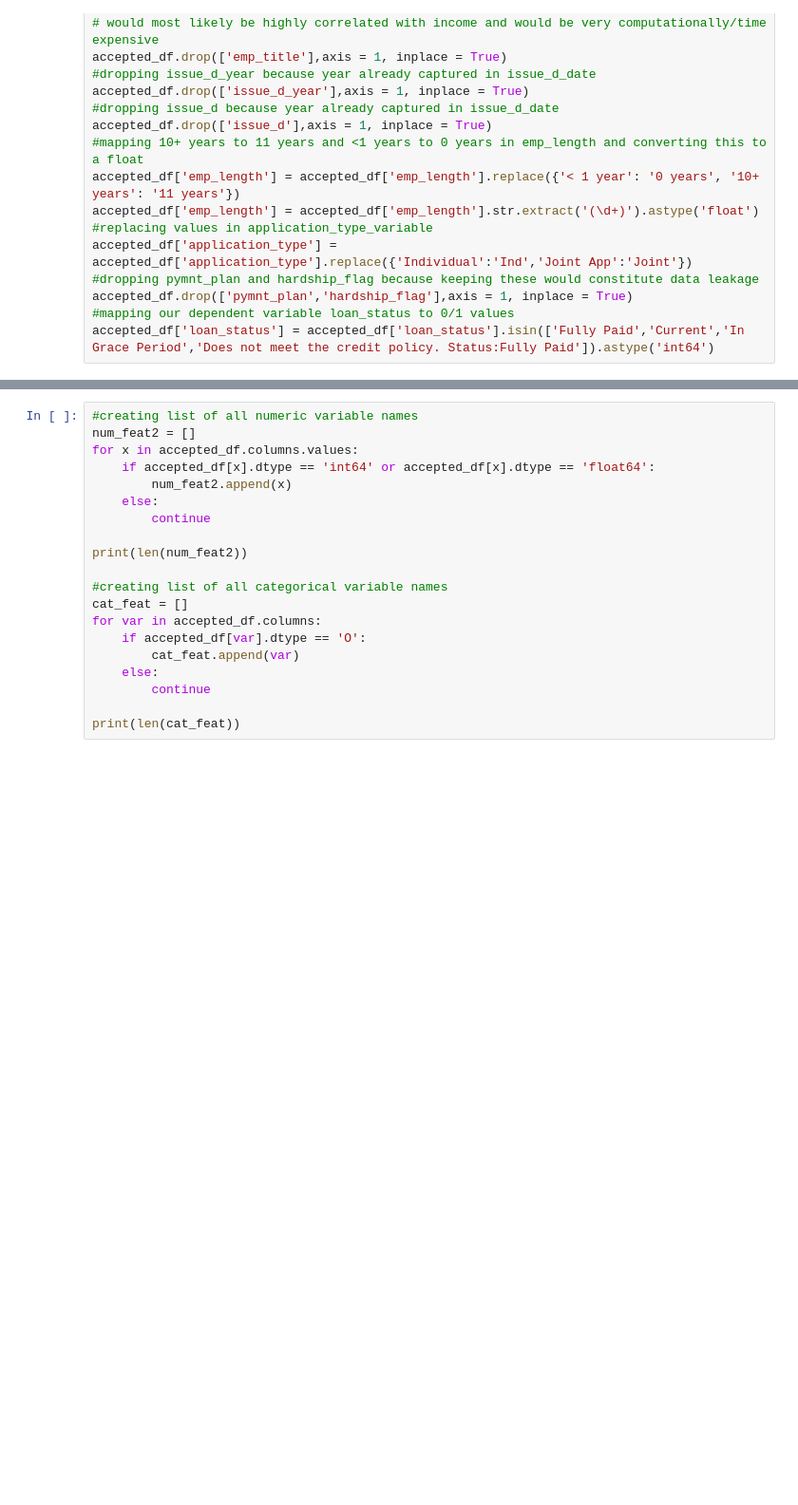
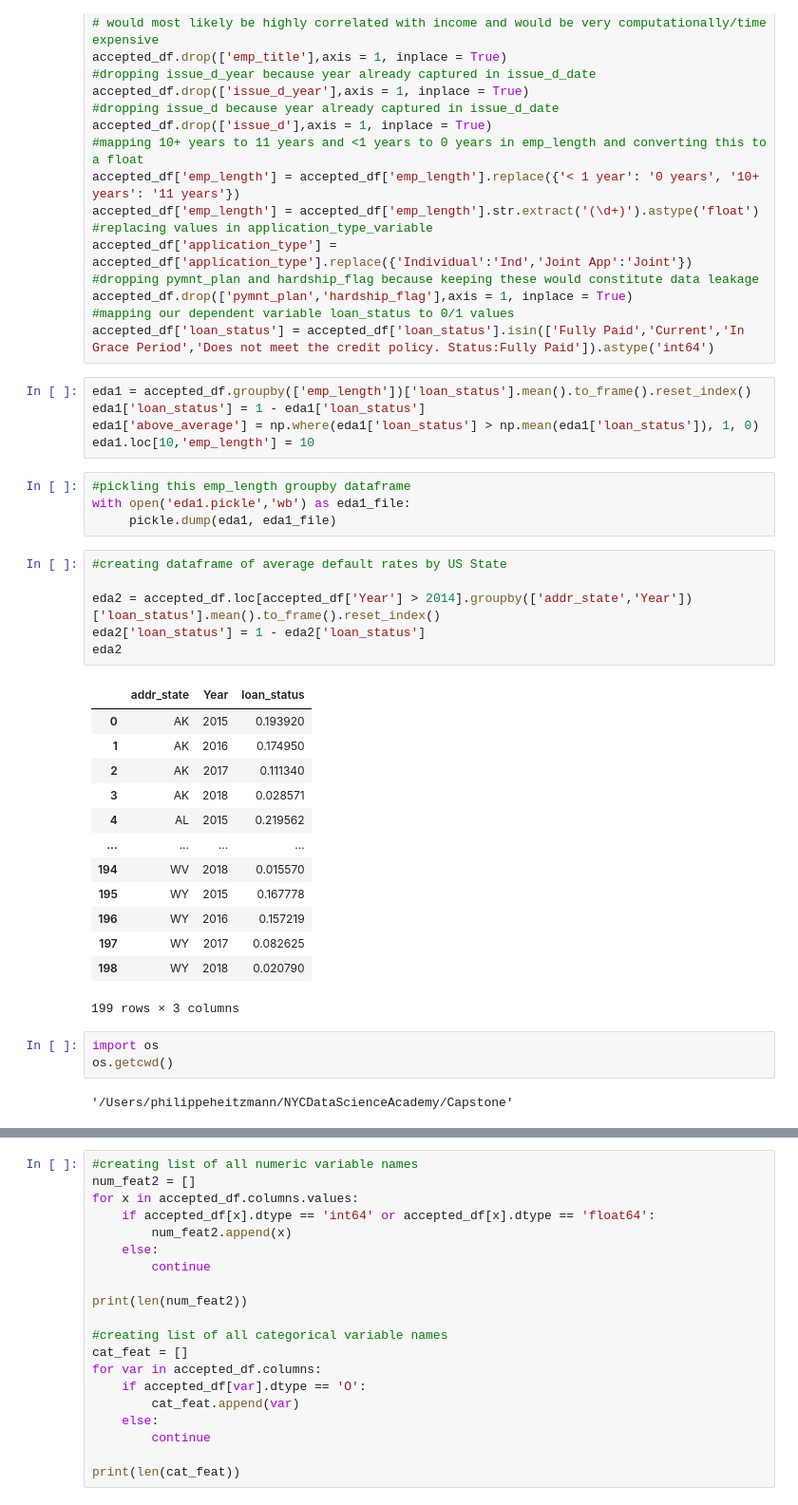
Before and after one commit to philippe-heitzmann/Lending_Club_ML_Classification, a Jupyter notebook: LendingClub_Exploratory_Data_Analysis_And_Preprocessing5.ipynb, the cells around one changed output, grey strips where cells are left out. Shown at 95% size. Saved outputs shown, nothing was run; the diff lists cells and outputs as text; blank space fills up the shorter version.

```diff
--- a/LendingClub_Exploratory_Data_Analysis_And_Preprocessing5.ipynb
+++ b/LendingClub_Exploratory_Data_Analysis_And_Preprocessing5.ipynb
@@ -181,3 +178,37 @@ accepted_df['application_type'] = accepted_df['application_type'].replace({'Indi
 accepted_df.drop(['pymnt_plan','hardship_flag'],axis = 1, inplace = True)
 #mapping our dependent variable loan_status to 0/1 values
 accepted_df['loan_status'] = accepted_df['loan_status'].isin(['Fully Paid','Current','In Grace Period','Does not meet the credit policy. Status:Fully Paid']).astype('int64')
+# %%
+eda1 = accepted_df.groupby(['emp_length'])['loan_status'].mean().to_frame().reset_index()
+eda1['loan_status'] = 1 - eda1['loan_status']
+eda1['above_average'] = np.where(eda1['loan_status'] > np.mean(eda1['loan_status']), 1, 0)
+eda1.loc[10,'emp_length'] = 10
+# %%
+#pickling this emp_length groupby dataframe
+with open('eda1.pickle','wb') as eda1_file:
+     pickle.dump(eda1, eda1_file)
+# %%
+#creating dataframe of average default rates by US State
+
+eda2 = accepted_df.loc[accepted_df['Year'] > 2014].groupby(['addr_state','Year'])['loan_status'].mean().to_frame().reset_index()
+eda2['loan_status'] = 1 - eda2['loan_status']
+eda2
+# %% [output]
+|  | addr_state | Year | loan_status |
+| 0 | AK | 2015 | 0.193920 |
+| 1 | AK | 2016 | 0.174950 |
+| 2 | AK | 2017 | 0.111340 |
+| 3 | AK | 2018 | 0.028571 |
+| 4 | AL | 2015 | 0.219562 |
+| ... | ... | ... | ... |
+| 194 | WV | 2018 | 0.015570 |
+| 195 | WY | 2015 | 0.167778 |
+| 196 | WY | 2016 | 0.157219 |
+| 197 | WY | 2017 | 0.082625 |
+| 198 | WY | 2018 | 0.020790 |
+199 rows × 3 columns
+# %%
+import os
+os.getcwd()
+# %% [output]
+'/Users/philippeheitzmann/NYCDataScienceAcademy/Capstone'
```
Also changed, not shown: parts of 60 cells of this notebook.
